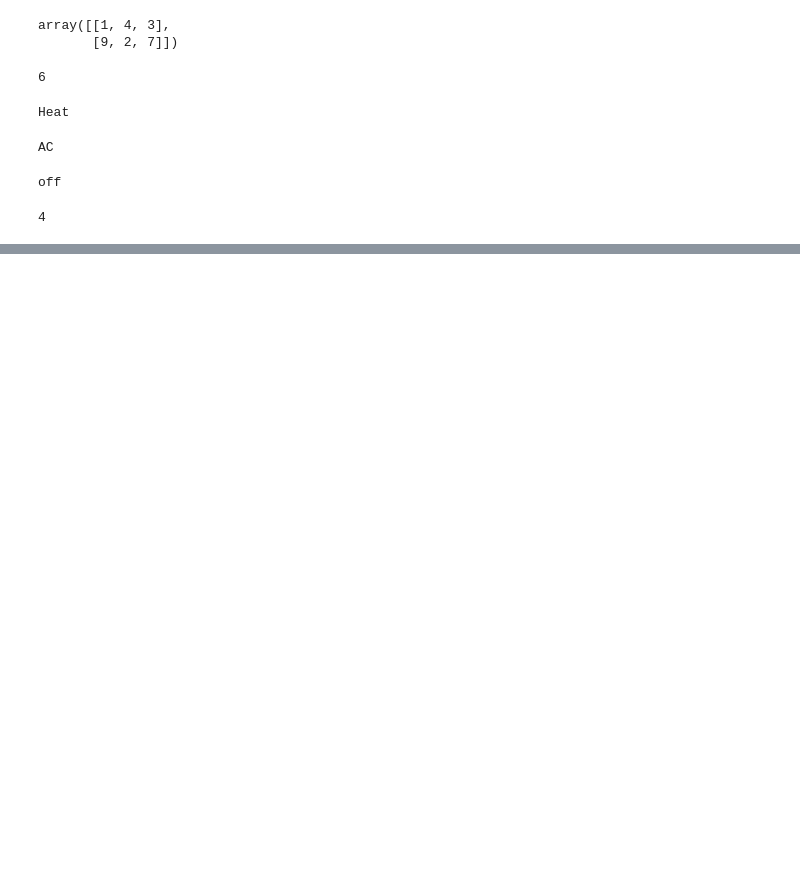
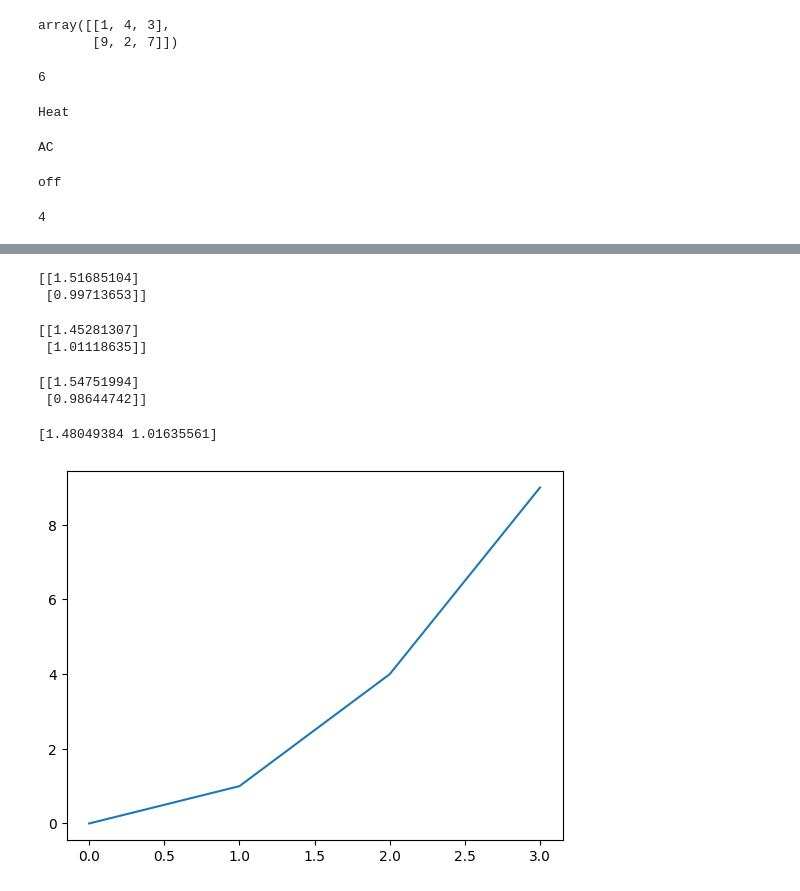
Before and after one commit to TrollfaceGaming69/ScientificComputing, a Jupyter notebook: 2802483972_Al_Fatih_Miftahul_Bilad.ipynb, the cells around one changed output, grey strips where cells are left out. Drawn from its saved outputs; the diff is of its cells as text; code cells hidden in the pictures; blank space fills up the shorter version.

```diff
--- a/2802483972_Al_Fatih_Miftahul_Bilad.ipynb
+++ b/2802483972_Al_Fatih_Miftahul_Bilad.ipynb
@@ -139,0 +191,71 @@ Grade A-
+# %%
+import numpy as np
+from scipy import optimize
+import matplotlib.pyplot as plt
+
+x = np.linspace(0, 1, 101)
+y = 1 + x + x * np.random.random(len(x))
+
+A = np.vstack([x, np.ones(len(x))]).T
+
+y = y[:, np.newaxis]
+
+alpha = np.dot((np.dot(np.linalg.inv(np.dot(A.T,A)),A.T)),y)
+
+print(alpha)
+# %% [output]
+[[1.51685104]
+ [0.99713653]]
+# %%
+x = np.linspace(0, 1, 101)
+y = 1 + x + x * np.random.random(len(x))
+
+A = np.vstack([x, np.ones(len(x))]).T
+
+y = y[:, np.newaxis]
+
+pinv = np.linalg.pinv(A)
+
+alpha = pinv.dot(y)
+
+print(alpha)
+# %% [output]
+[[1.45281307]
+ [1.01118635]]
+# %%
+x = np.linspace(0, 1, 101)
+y = 1 + x + x * np.random.random(len(x))
+
+A = np.vstack([x, np.ones(len(x))]).T
+
+y = y[:, np.newaxis]
+
+alpha = np.linalg.lstsq(A, y, rcond=None)[0]
+
+print(alpha)
+# %% [output]
+[[1.54751994]
+ [0.98644742]]
+# %%
+from scipy import optimize
+
+x = np.linspace(0, 1, 101)
+y = 1 + x + x * np.random.random(len(x))
+
+def func(x, a, b):
+  return a * x + b
+
+alpha, _= optimize.curve_fit(func, x, y)
+
+print(alpha)
+# %% [output]
+[1.48049384 1.01635561]
+# %%
+import matplotlib.pyplot as plt
+
+x = [0, 1, 2, 3]
+y = [0, 1, 4, 9]
+plt.plot(x,y)
+plt.show()
+# %% [output]
+[figure, added]
```
Also changed, not shown: parts of 10 cells of this notebook.
